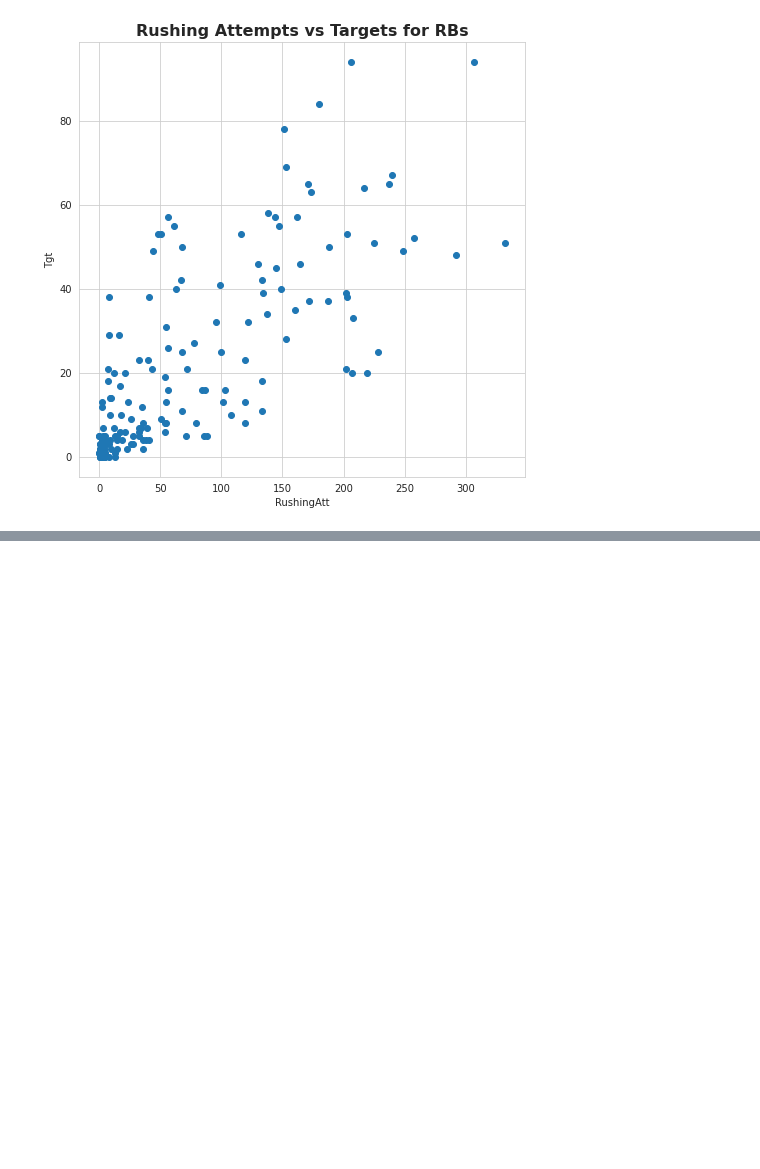
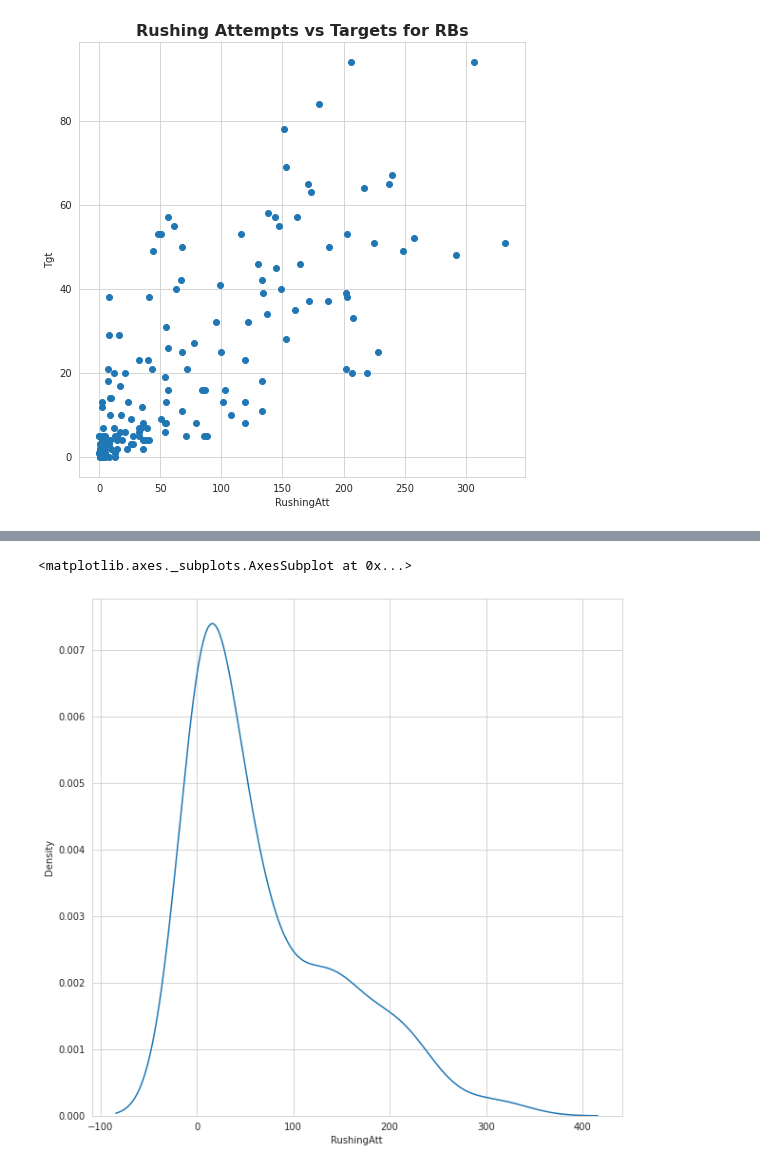
Before and after one commit to oldgreg07/Journey-to-the-Center-of-Python, a Jupyter notebook: Data_Visualization.ipynb, the cells around one changed output, grey strips where cells are left out. Saved outputs shown, nothing was run; the diff lists cells and outputs as text; code cells hidden in the pictures; blank space fills up the shorter version.

```diff
--- a/Data_Visualization.ipynb
+++ b/Data_Visualization.ipynb
@@ -96,0 +108,6 @@ plt.title('Rushing Attempts vs Targets for RBs', fontsize=16, fontweight='bold')
+# %%
+plt.figure(figsize=(10, 10))
+sns.kdeplot(rb_df['RushingAtt'])
+# %% [output]
+<matplotlib.axes._subplots.AxesSubplot at 0x...>
+[figure, added]
```
Also changed, not shown: parts of 9 cells of this notebook.
